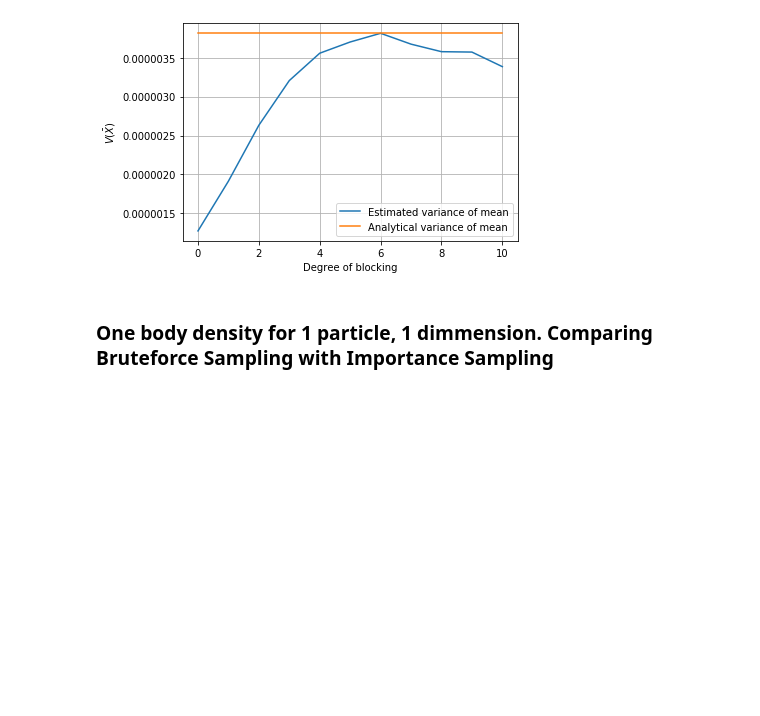
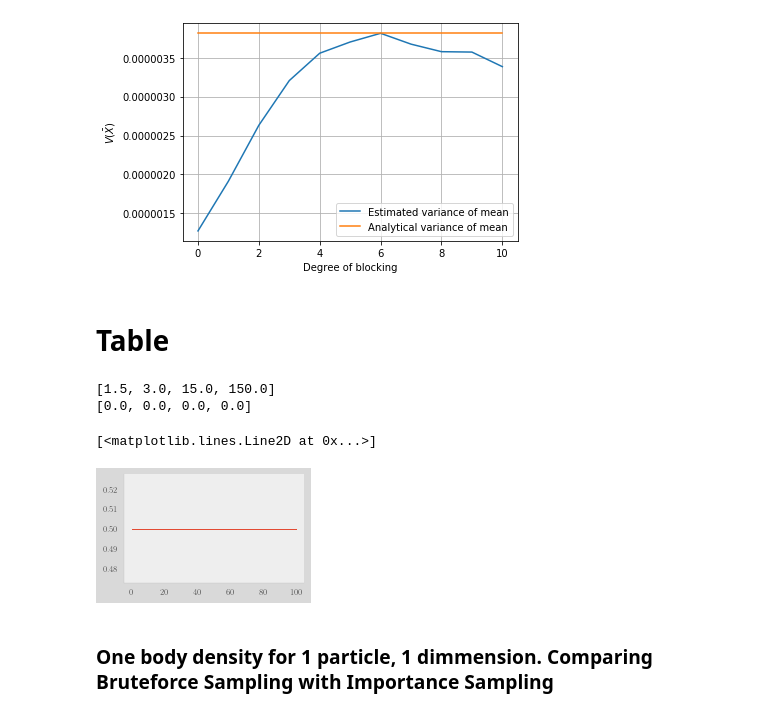
Before and after one commit to ErlendLima/FYS4411, a Jupyter notebook: Project1/notebooks/benchmarking.ipynb, the cells around one changed output. Saved outputs shown, nothing was run; the diff lists cells and outputs as text; code cells hidden in the pictures; blank space fills up the shorter version.

```diff
--- a/Project1/notebooks/benchmarking.ipynb
+++ b/Project1/notebooks/benchmarking.ipynb
@@ -56,6 +56,43 @@ plt.grid()
 plt.show()
 # %% [output]
 [figure]
+# %% [markdown]
+# Table
+# %%
+conf = src.config()
+conf["numPart"] = 1
+conf["numDim"] = 3
+conf["numSteps"] = 2
+conf["stepLength"] = 0.5
+conf["importanceSampling"] = 0 #using bruteforce sampling
+
+conf["alpha"] = 0.5
+conf["omega"] = 1
+
+conf["InitialState"] = "RandomUniform"
+conf["Wavefunction"] = "SimpleGaussianNumerical"
+conf["Hamiltonian"] = "HarmonicOscillator"
+# %%
+Ns = [1, 2, 10, 100]
+energies = []
+variance = []
+for N in Ns:
+    conf["NumPart"] = N
+    src.runner(conf)
+    localEnergy, _, _, _ = src.readData(conf)
+    energies.append(N*np.mean(localEnergy))
+    variance.append(np.var(localEnergy))
+# %%
+print(energies)
+print(variance)
+# %% [output]
+[1.5, 3.0, 15.0, 150.0]
+[0.0, 0.0, 0.0, 0.0]
+# %%
+plt.plot(Ns, energies)
+# %% [output]
+[<matplotlib.lines.Line2D at 0x...>]
+[figure, added]
 # %% [markdown]
 ### One body density for 1 particle, 1 dimmension. Comparing Bruteforce Sampling with Importance Sampling
 # %%
```
Also changed, not shown: 9 other files.
